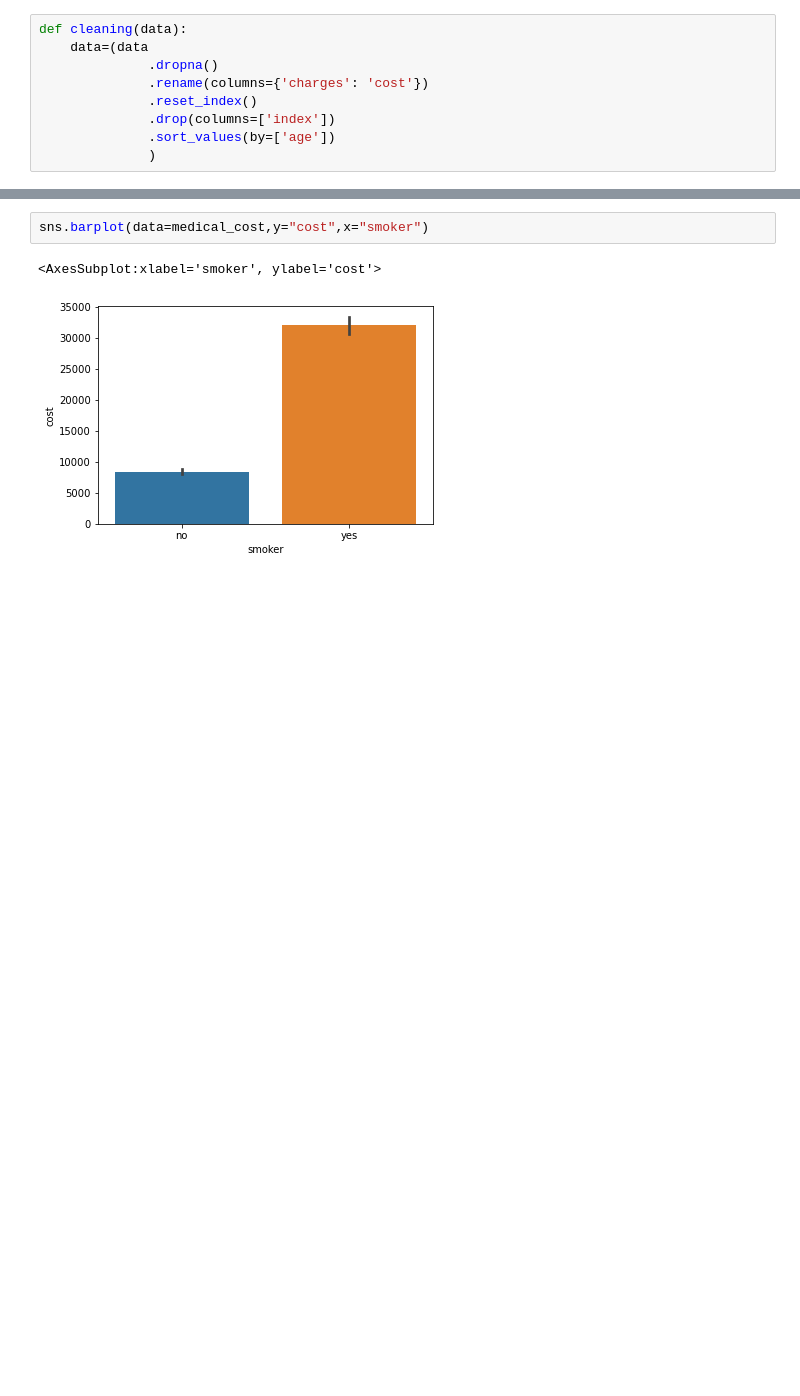
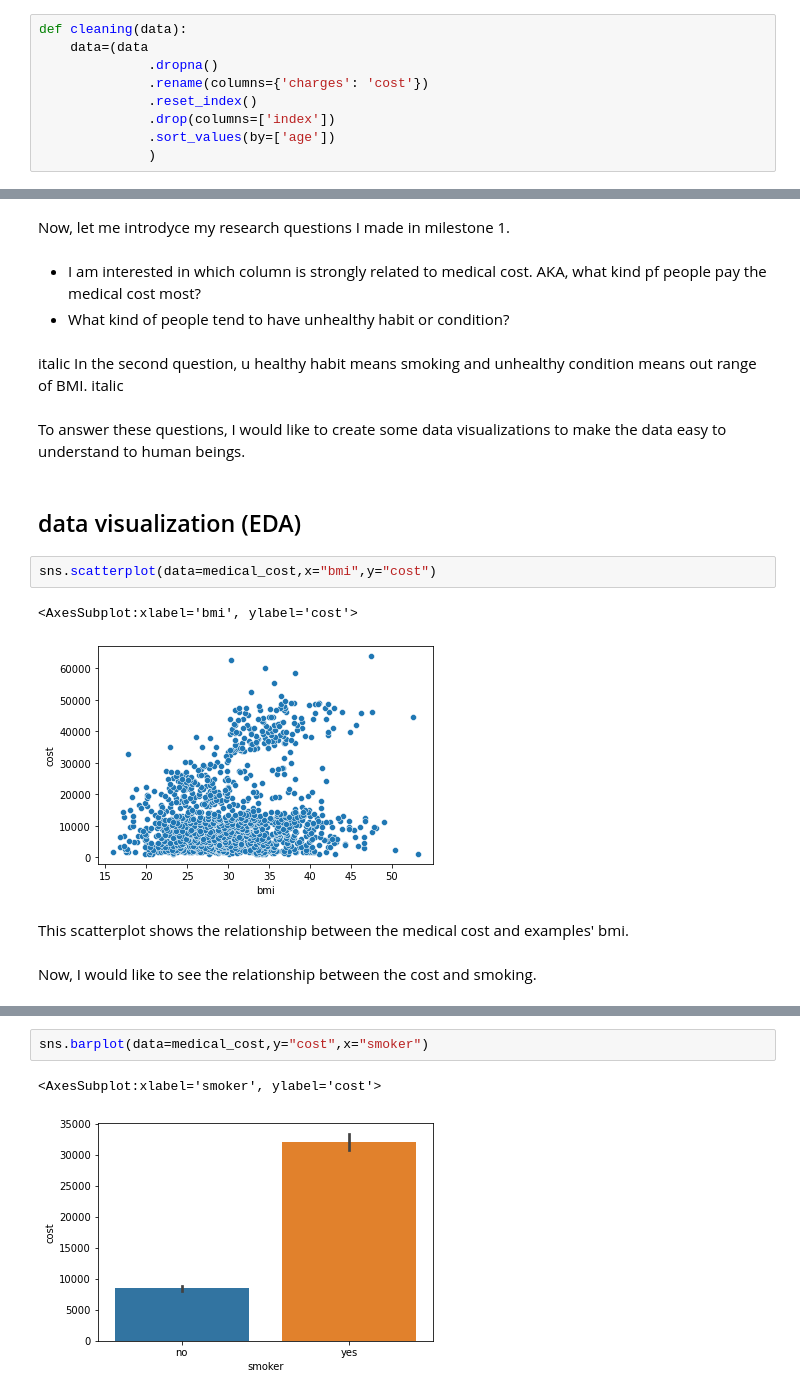
Before and after one commit to data301-2020-winter2/course-project-solo_1044, a Jupyter notebook: analysis/Untitled.ipynb, the cells around one changed output, grey strips where cells are left out. Saved outputs shown, nothing was run; the diff lists cells and outputs as text; blank space fills up the shorter version.

Commit message:
milestone 3

```diff
--- a/analysis/Untitled.ipynb
+++ b/analysis/Untitled.ipynb
@@ -102,0 +92,20 @@ Now, I would like to see if there is a relationship between the cost and smoking
+# %% [markdown]
+Now, let me introdyce my research questions I made in milestone 1.
+# %% [markdown]
+ - I am interested in which column is strongly related to medical cost. AKA, what kind pf people pay the medical cost most?
+ - What kind of people tend to have unhealthy habit or condition?
+# %% [markdown]
+italic In the second question, u healthy habit means smoking and unhealthy condition means out range of BMI. italic
+# %% [markdown]
+To answer these questions, I would like to create some data visualizations to make the data easy to understand to human beings.
+# %% [markdown]
+## data visualization (EDA)
+# %%
+sns.scatterplot(data=medical_cost,x="bmi",y="cost")
+# %% [output]
+<AxesSubplot:xlabel='bmi', ylabel='cost'>
+[figure, added]
+# %% [markdown]
+This scatterplot shows the relationship between the medical cost and examples' bmi.
+# %% [markdown]
+Now, I would like to see the relationship between the cost and smoking.
```
Also changed, not shown: parts of 83 cells of this notebook, 5 other files.
